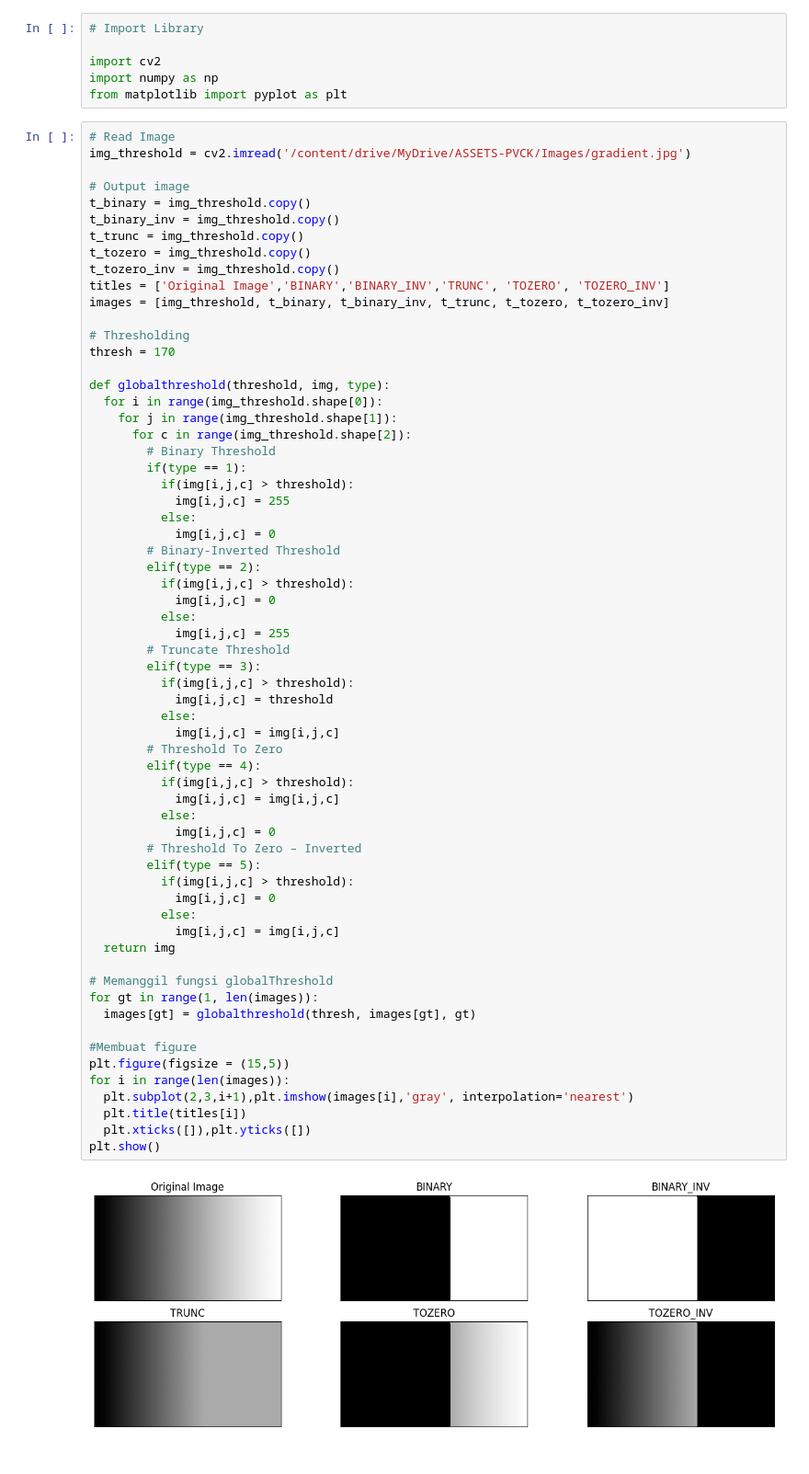
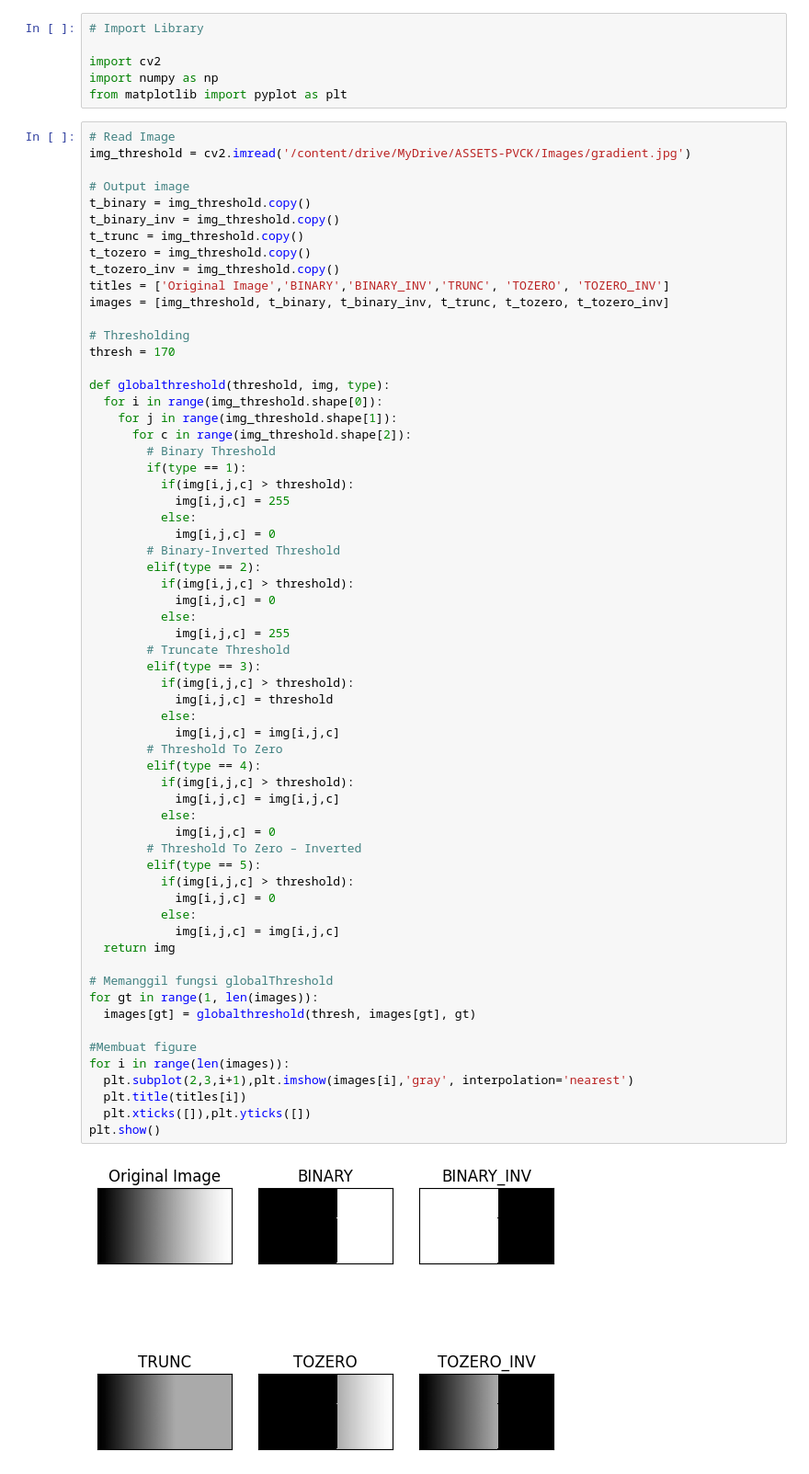
Before and after one commit to irbaadika/PCVK_Genap_2023, a Jupyter notebook: Jobsheet10.ipynb, the cells around one changed output. Shown at 92% size. Cells and saved outputs as stored; diff of their text form.

```diff
--- a/Jobsheet10.ipynb
+++ b/Jobsheet10.ipynb
@@ -50,35 +50,34 @@ def globalthreshold(threshold, img, type):
         elif(type == 3):
           if(img[i,j,c] > threshold):
             img[i,j,c] = threshold
           else:
             img[i,j,c] = img[i,j,c]
         # Threshold To Zero
         elif(type == 4):
           if(img[i,j,c] > threshold):
             img[i,j,c] = img[i,j,c]
           else:
             img[i,j,c] = 0
         # Threshold To Zero – Inverted
         elif(type == 5):
           if(img[i,j,c] > threshold):
             img[i,j,c] = 0
           else:
             img[i,j,c] = img[i,j,c]
   return img
 
 # Memanggil fungsi globalThreshold
 for gt in range(1, len(images)):
   images[gt] = globalthreshold(thresh, images[gt], gt)
 
 #Membuat figure
-plt.figure(figsize = (15,5))
 for i in range(len(images)):
   plt.subplot(2,3,i+1),plt.imshow(images[i],'gray', interpolation='nearest')
   plt.title(titles[i])
   plt.xticks([]),plt.yticks([])
 plt.show()
 # %% [output]
-[figure, old version]
+[figure, new version]
 # %%
 img_ballon = cv2.imread('/content/drive/MyDrive/ASSETS-PVCK/Images/balloon.jpg',0)
 
```
Also changed, not shown: parts of 4 cells of this notebook.
